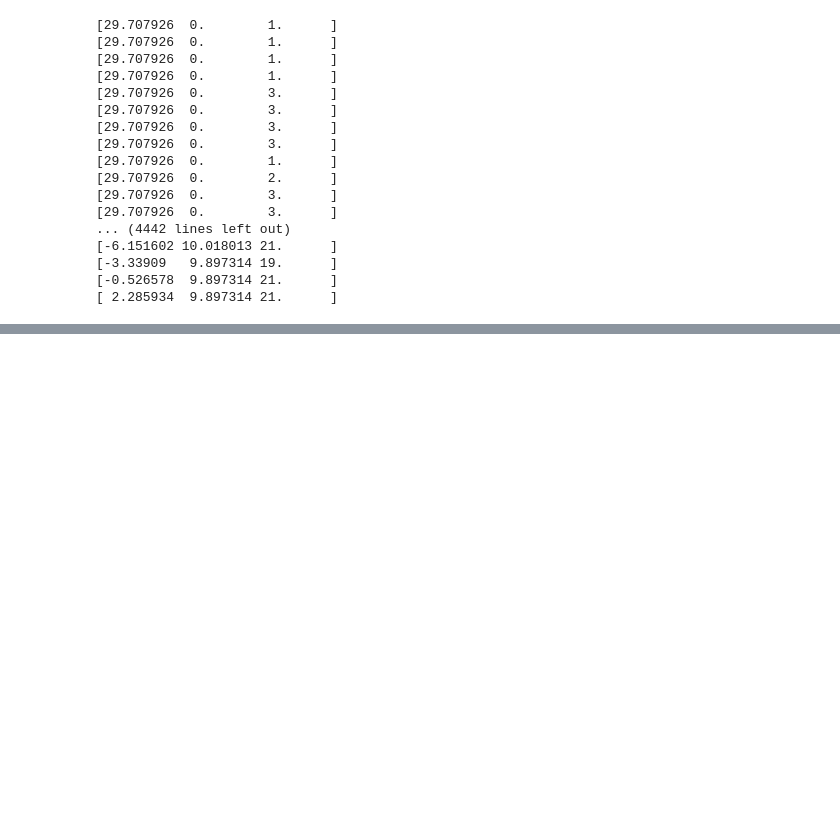
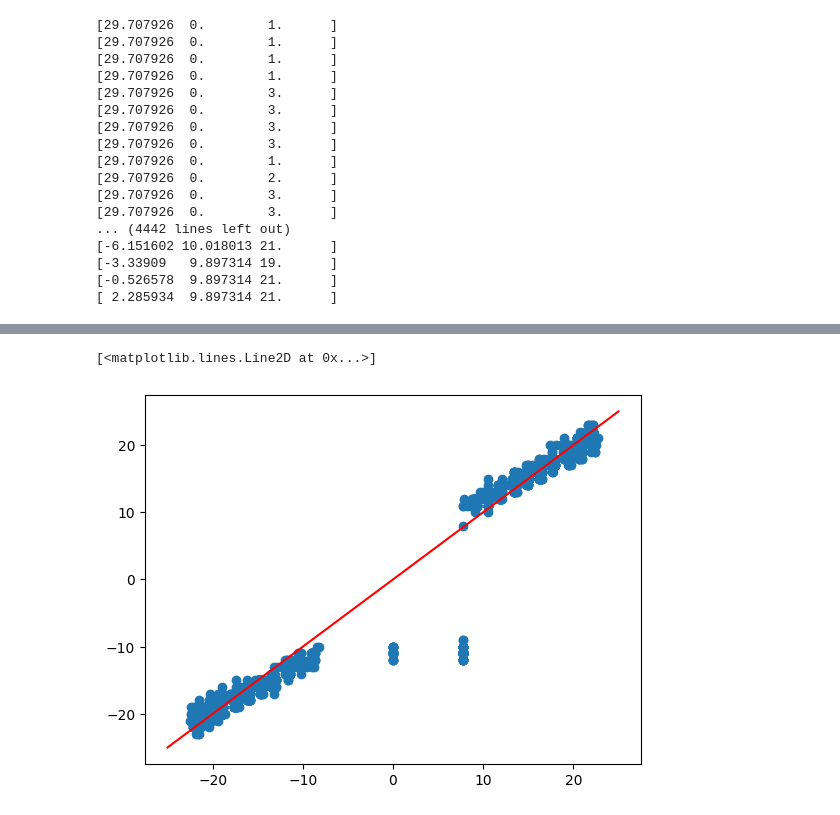
Before and after one commit to dthung99/Advanced_Medical_Robotics_MSc_course, a Jupyter notebook: Data/Plot_data.ipynb, the cells around one changed output, grey strips where cells are left out. Saved outputs shown, nothing was run; the diff lists cells and outputs as text; code cells hidden in the pictures; blank space fills up the shorter version.

```diff
--- a/Data/Plot_data.ipynb
+++ b/Data/Plot_data.ipynb
@@ -83,0 +87,2 @@ plt.show()
+# %%
+data = k
@@ -83,0 +101,37 @@ plt.show()
+# %%
+import numpy as np
+from sklearn.linear_model import LinearRegression
+from sklearn.preprocessing import FunctionTransformer
+
+X = data[:,1].reshape(-1, 1)
+y = data[:,2]
+
+def custom_transform(x):
+    transformed_x1 = x  # Transformation 1
+    transformed_x2 = np.sign(x)  # Transformation 2
+    return np.concatenate((transformed_x1, transformed_x2), axis=1)
+
+# Optional variable transformation
+transformer = FunctionTransformer(custom_transform)  # Apply logarithmic transformation
+X_transformed = transformer.transform(X)
+
+# Create and fit the linear regression model
+model = LinearRegression(fit_intercept=False)
+model.fit(X_transformed, y)
+y_pred = model.predict(X_transformed)
+
+# # Predict using the transformed variable
+# x_new = np.array([6]).reshape(-1, 1)  # New input value
+# x_new_transformed = transformer.transform(x_new)
+
+# print("Predicted value:", y_pred)
+# %%
+plt.scatter(y_pred, y)
+t = np.linspace(-25, 25, 100)
+yt = t
+
+# Plot the straight line
+plt.plot(t, yt, color='red')
+# %% [output]
+[<matplotlib.lines.Line2D at 0x...>]
+[figure, added]
```
Also changed, not shown: parts of 4 cells of this notebook, 10 other files.
